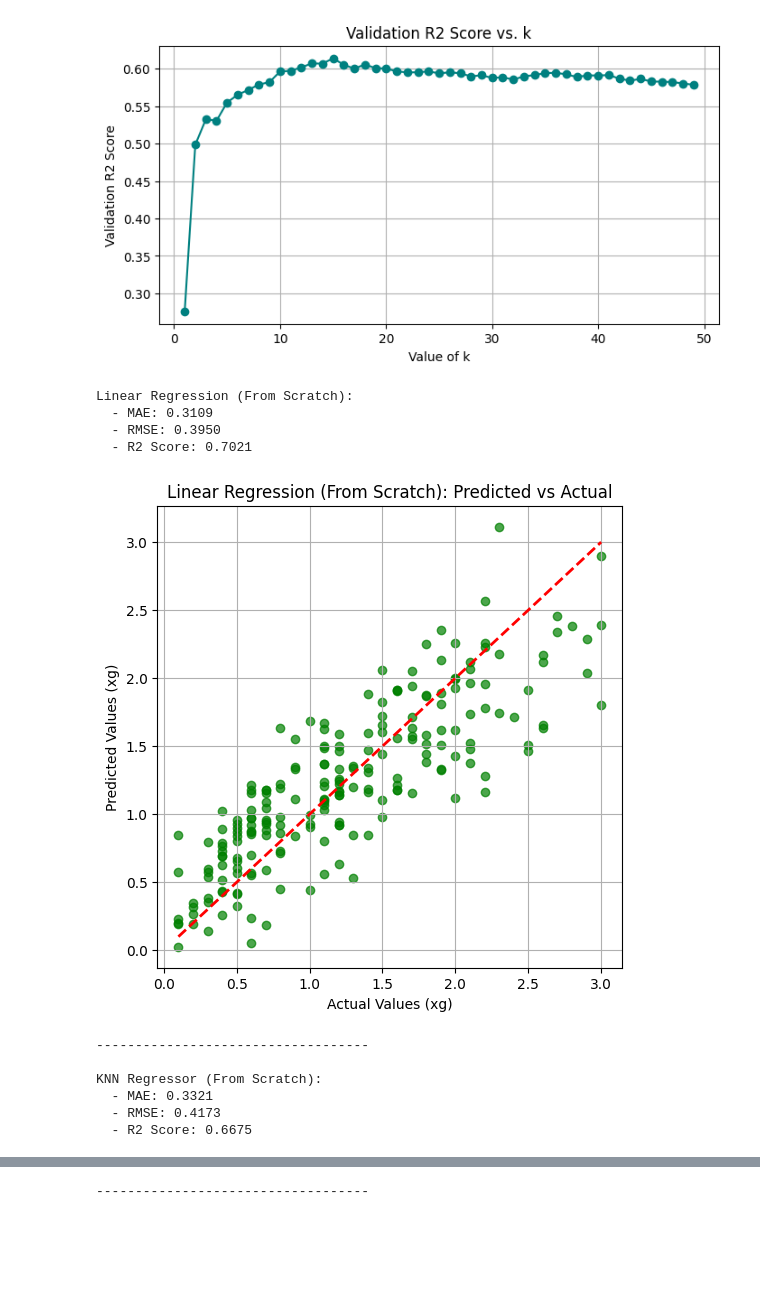
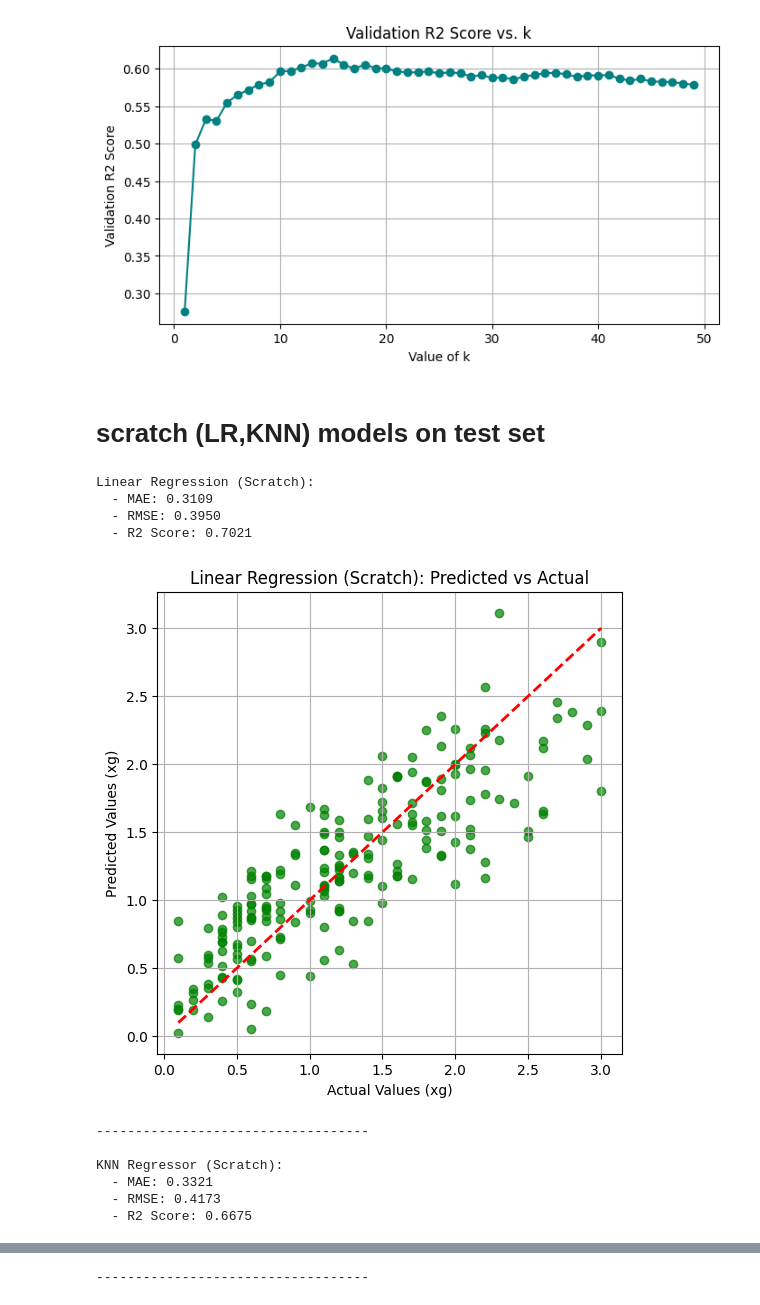
Before and after one commit to hagerashraf23/ML_Project_FCAIH2027, a Jupyter notebook: Regression/regression.ipynb, the cells around one changed output, grey strips where cells are left out. Saved outputs shown, nothing was run; the diff lists cells and outputs as text; code cells hidden in the pictures; blank space fills up the shorter version.

```diff
--- a/Regression/regression.ipynb
+++ b/Regression/regression.ipynb
@@ -334,21 +365,23 @@ best_knn_scratch.fit(X_train_proc, y_train_np)
 # %% [output]
  The best k is: 15
 [figure]
+# %% [markdown]
+# scratch (LR,KNN) models on test set
 # %%
 
-for name, model in [('Linear Regression (From Scratch)', lr_scratch),
-                    ('KNN Regressor (From Scratch)', best_knn_scratch)]:
+for name, model in [('Linear Regression (Scratch)', lr_scratch),
+                    ('KNN Regressor (Scratch)', best_knn_scratch)]:
     results.append(
         evaluate_on_test(name, y_test_np, model.predict(X_test_proc), color='green'))
 # %% [output]
-Linear Regression (From Scratch):
+Linear Regression (Scratch):
   - MAE: 0.3109
   - RMSE: 0.3950
   - R2 Score: 0.7021
-[figure, old version]
+[figure, new version]
 -----------------------------------
 
-KNN Regressor (From Scratch):
+KNN Regressor (Scratch):
   - MAE: 0.3321
   - RMSE: 0.4173
   - R2 Score: 0.6675
```
Also changed, not shown: parts of 26 cells of this notebook.
